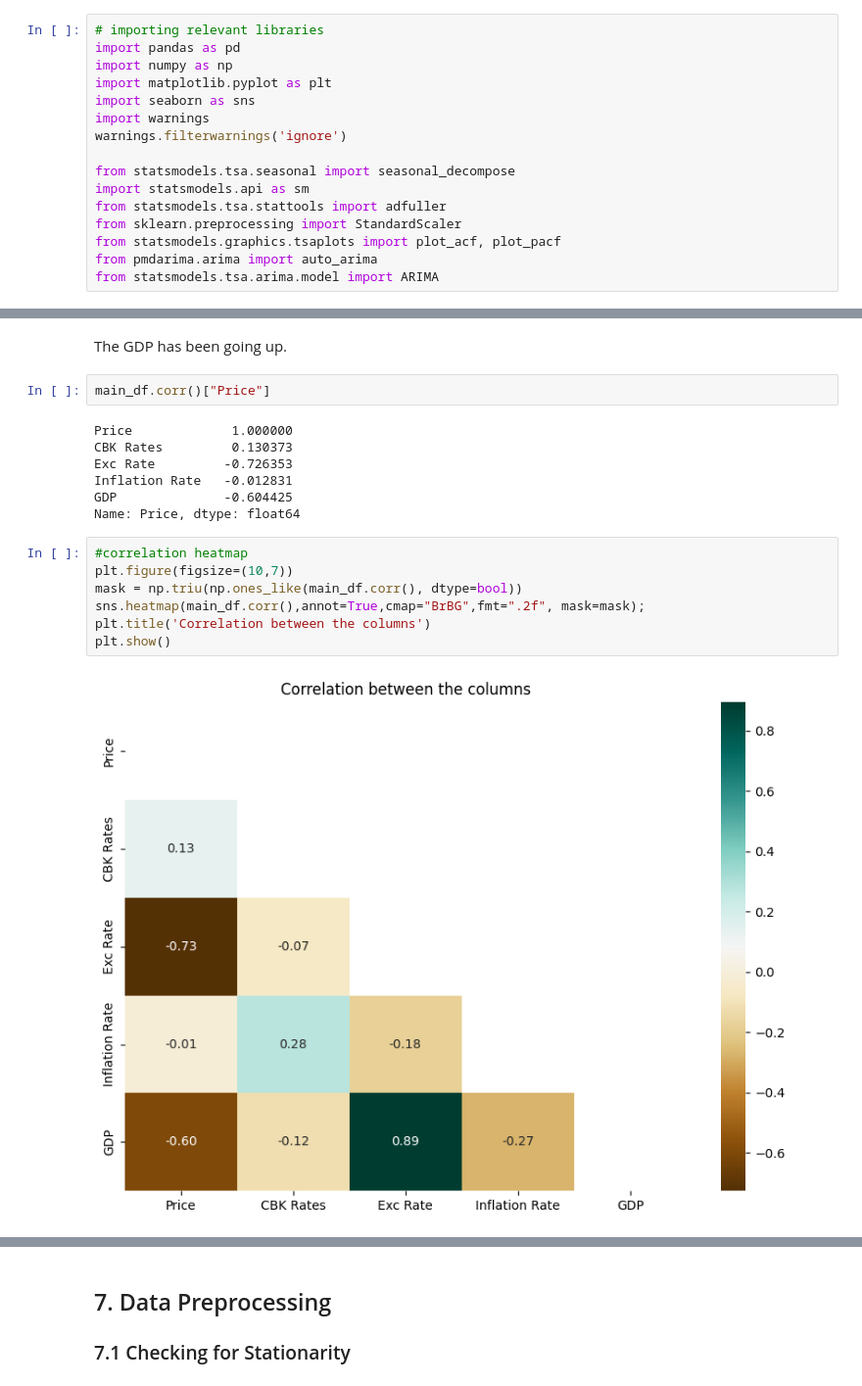
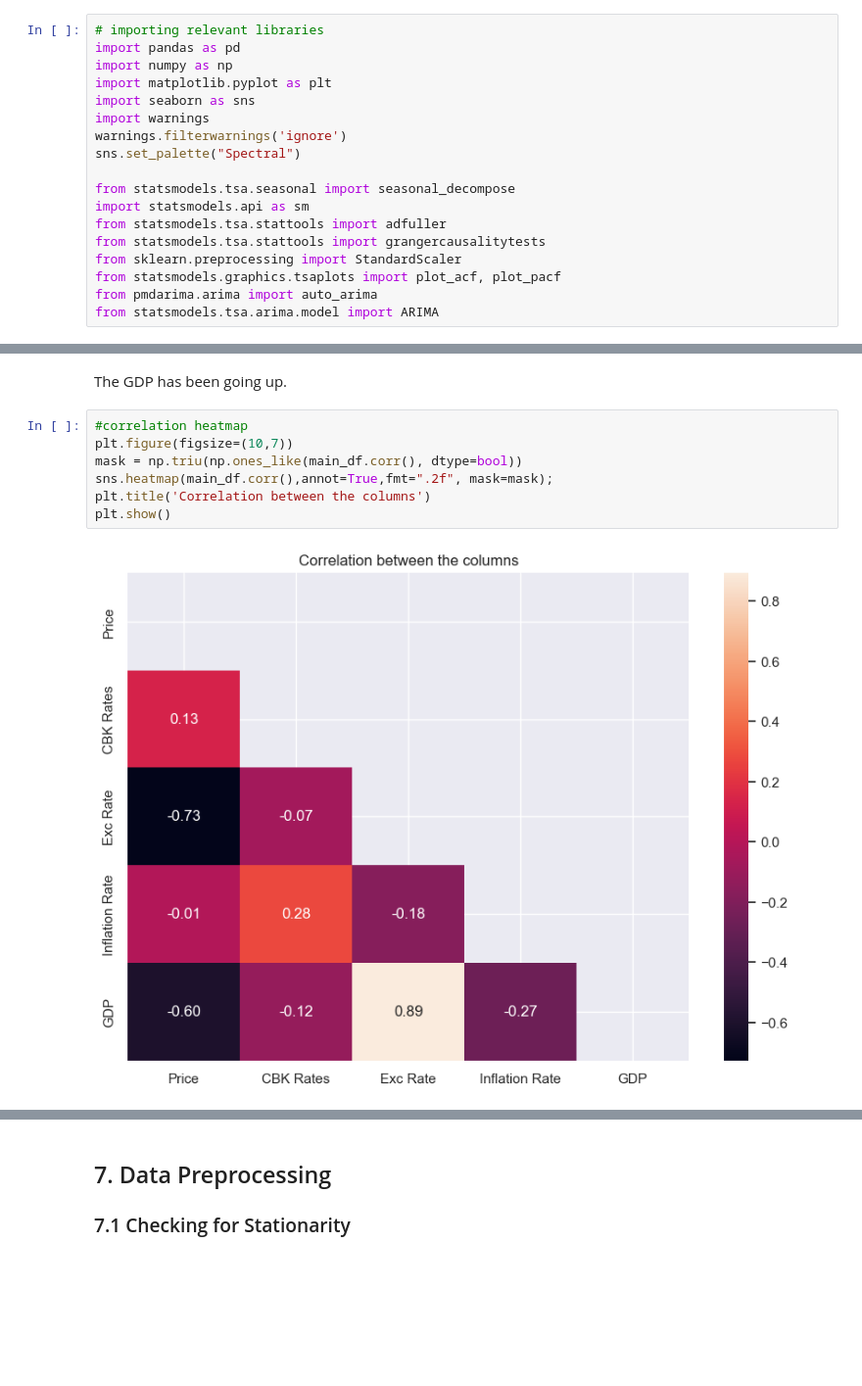
Before and after one commit to CatherineChelagat/Predictive-Time-Series-Model-Case-Study-NSE-Kenya-20-Share-Index, a Jupyter notebook: Predictive Time Series Model.ipynb, the cells around one changed output, grey strips where cells are left out. Shown at 98% size. Cells and saved outputs as stored; diff of their text form; blank space fills up the shorter version.

```diff
--- a/Predictive Time Series Model.ipynb
+++ b/Predictive Time Series Model.ipynb
@@ -58,10 +58,12 @@ import matplotlib.pyplot as plt
 import seaborn as sns
 import warnings
 warnings.filterwarnings('ignore')
+sns.set_palette("Spectral")
 
 from statsmodels.tsa.seasonal import seasonal_decompose
 import statsmodels.api as sm
 from statsmodels.tsa.stattools import adfuller
+from statsmodels.tsa.stattools import grangercausalitytests
 from sklearn.preprocessing import StandardScaler
 from statsmodels.graphics.tsaplots import plot_acf, plot_pacf
 from pmdarima.arima import auto_arima
@@ -646,20 +689,11 @@ main_df.plot(y="GDP");
 # %% [markdown]
 The GDP has been going up.
-# %%
-main_df.corr()["Price"]
-# %% [output]
-Price             1.000000
-CBK Rates         0.130373
-Exc Rate         -0.726353
-Inflation Rate   -0.012831
-GDP              -0.604425
-Name: Price, dtype: float64
 # %%
 #correlation heatmap
 plt.figure(figsize=(10,7))
 mask = np.triu(np.ones_like(main_df.corr(), dtype=bool))
-sns.heatmap(main_df.corr(),annot=True,cmap="BrBG",fmt=".2f", mask=mask);
+sns.heatmap(main_df.corr(),annot=True,fmt=".2f", mask=mask);
 plt.title('Correlation between the columns')
 plt.show()
 # %% [output]
-[figure, old version]
+[figure, new version]
```
Also changed, not shown: parts of 30 cells of this notebook.
